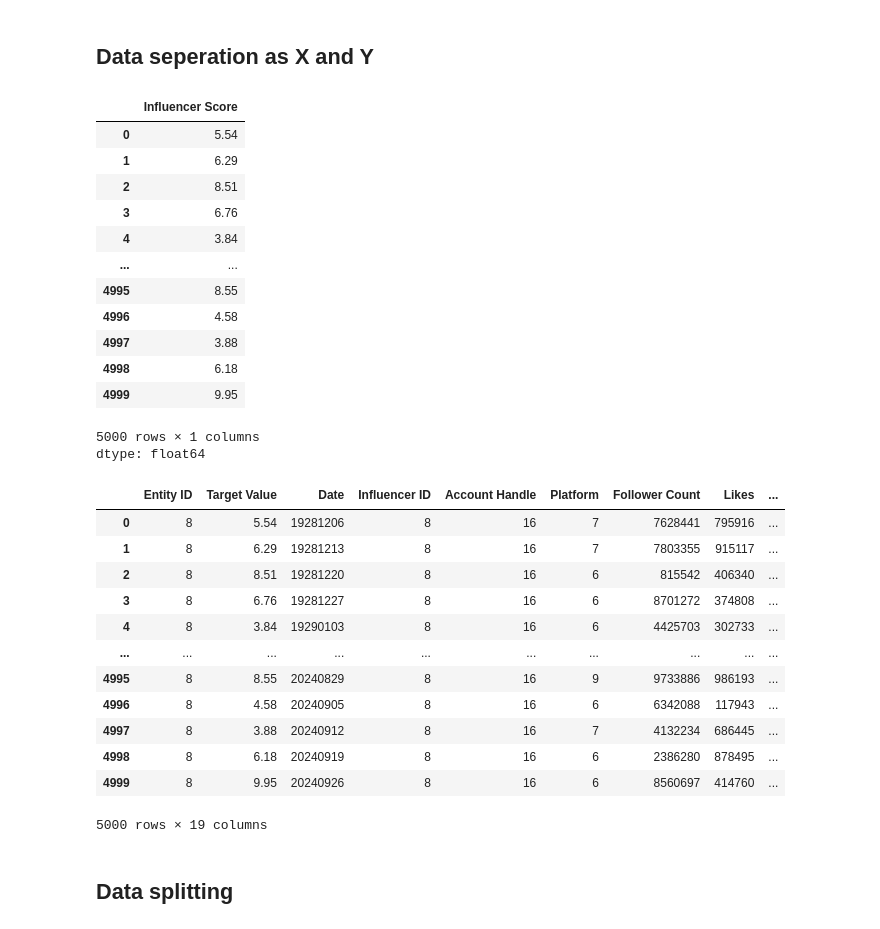
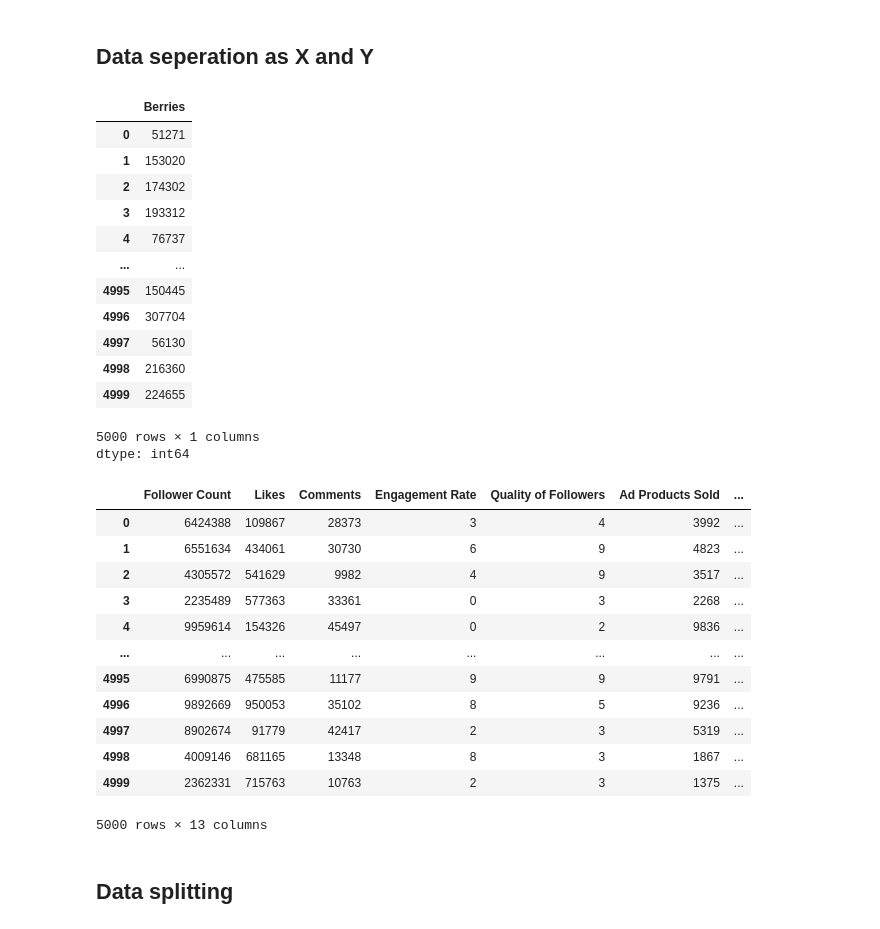
Before and after one commit to gabrielantonyxaviour/aptos-hack, a Jupyter notebook: ML_model_to_predict_influencers_score_and_correlation_factor_.ipynb, the cells around one changed output. Saved outputs shown, nothing was run; the diff lists cells and outputs as text; code cells hidden in the pictures.

```diff
--- a/ML_model_to_predict_influencers_score_and_correlation_factor_.ipynb
+++ b/ML_model_to_predict_influencers_score_and_correlation_factor_.ipynb
@@ -17,6 +17,6 @@ Saving modified_influencers_data (1).csv to modified_influencers_data (1).csv
 # %%
 import io
 # %%
-df = pd.read_csv(io.BytesIO(uploaded['modified_influencers_data (1).csv']))
+df = pd.read_csv(io.BytesIO(uploaded['modified_influencer_dataset (1) (1).csv']))
 df
 # %% [output]
@@ -38,40 +38,40 @@ df
 # %% [markdown]
 ## Data seperation as X and Y
 # %%
-y = df['Influencer Score']
+y = df['Berries']
 y
 # %% [output]
-|  | Influencer Score |
-| 0 | 5.54 |
-| 1 | 6.29 |
-| 2 | 8.51 |
-| 3 | 6.76 |
-| 4 | 3.84 |
+|  | Berries |
+| 0 | 51271 |
+| 1 | 153020 |
+| 2 | 174302 |
+| 3 | 193312 |
+| 4 | 76737 |
 | ... | ... |
-| 4995 | 8.55 |
-| 4996 | 4.58 |
-| 4997 | 3.88 |
-| 4998 | 6.18 |
-| 4999 | 9.95 |
+| 4995 | 150445 |
+| 4996 | 307704 |
+| 4997 | 56130 |
+| 4998 | 216360 |
+| 4999 | 224655 |
 5000 rows × 1 columns
-dtype: float64
+dtype: int64
 # %%
-x = df.drop('Influencer Score',axis=1)
+x = df.drop('Berries',axis=1)
 x
 # %% [output]
-|  | Entity ID | Target Value | Date | Influencer ID | Account Handle | Platform | Follower Count | Likes | ... |
-| 0 | 8 | 5.54 | 19281206 | 8 | 16 | 7 | 7628441 | 795916 | ... |
-| 1 | 8 | 6.29 | 19281213 | 8 | 16 | 7 | 7803355 | 915117 | ... |
-| 2 | 8 | 8.51 | 19281220 | 8 | 16 | 6 | 815542 | 406340 | ... |
-| 3 | 8 | 6.76 | 19281227 | 8 | 16 | 6 | 8701272 | 374808 | ... |
-| 4 | 8 | 3.84 | 19290103 | 8 | 16 | 6 | 4425703 | 302733 | ... |
-| ... | ... | ... | ... | ... | ... | ... | ... | ... | ... |
-| 4995 | 8 | 8.55 | 20240829 | 8 | 16 | 9 | 9733886 | 986193 | ... |
-| 4996 | 8 | 4.58 | 20240905 | 8 | 16 | 6 | 6342088 | 117943 | ... |
-| 4997 | 8 | 3.88 | 20240912 | 8 | 16 | 7 | 4132234 | 686445 | ... |
-| 4998 | 8 | 6.18 | 20240919 | 8 | 16 | 6 | 2386280 | 878495 | ... |
-| 4999 | 8 | 9.95 | 20240926 | 8 | 16 | 6 | 8560697 | 414760 | ... |
+|  | Follower Count | Likes | Comments | Engagement Rate | Quality of Followers | Ad Products Sold | ... |
+| 0 | 6424388 | 109867 | 28373 | 3 | 4 | 3992 | ... |
+| 1 | 6551634 | 434061 | 30730 | 6 | 9 | 4823 | ... |
+| 2 | 4305572 | 541629 | 9982 | 4 | 9 | 3517 | ... |
+| 3 | 2235489 | 577363 | 33361 | 0 | 3 | 2268 | ... |
+| 4 | 9959614 | 154326 | 45497 | 0 | 2 | 9836 | ... |
+| ... | ... | ... | ... | ... | ... | ... | ... |
+| 4995 | 6990875 | 475585 | 11177 | 9 | 9 | 9791 | ... |
+| 4996 | 9892669 | 950053 | 35102 | 8 | 5 | 9236 | ... |
+| 4997 | 8902674 | 91779 | 42417 | 2 | 3 | 5319 | ... |
+| 4998 | 4009146 | 681165 | 13348 | 8 | 3 | 1867 | ... |
+| 4999 | 2362331 | 715763 | 10763 | 2 | 3 | 1375 | ... |
-5000 rows × 19 columns
+5000 rows × 13 columns
 # %% [markdown]
 ## Data splitting
 # %%
```
Also changed, not shown: parts of 18 cells of this notebook.
